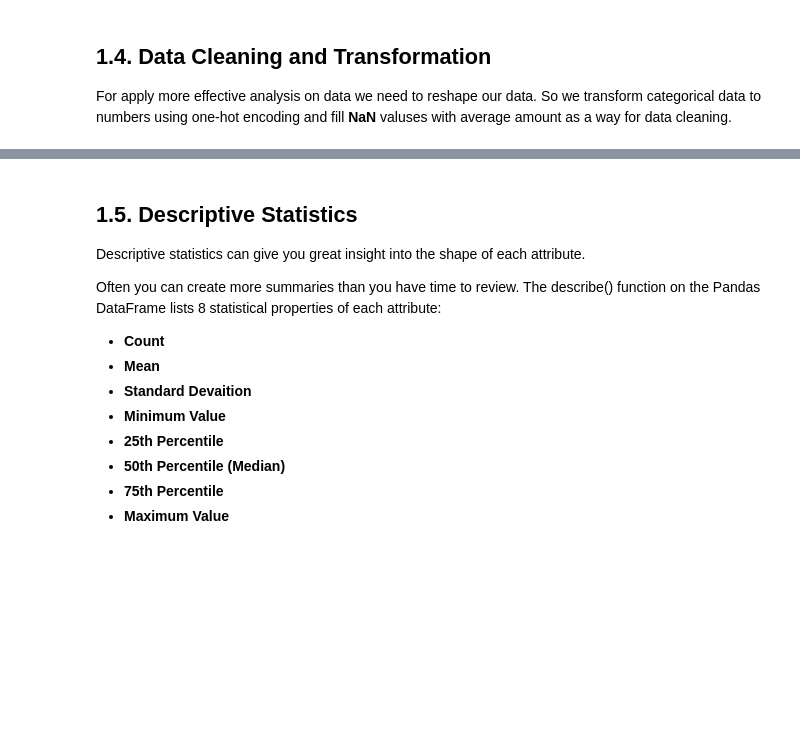
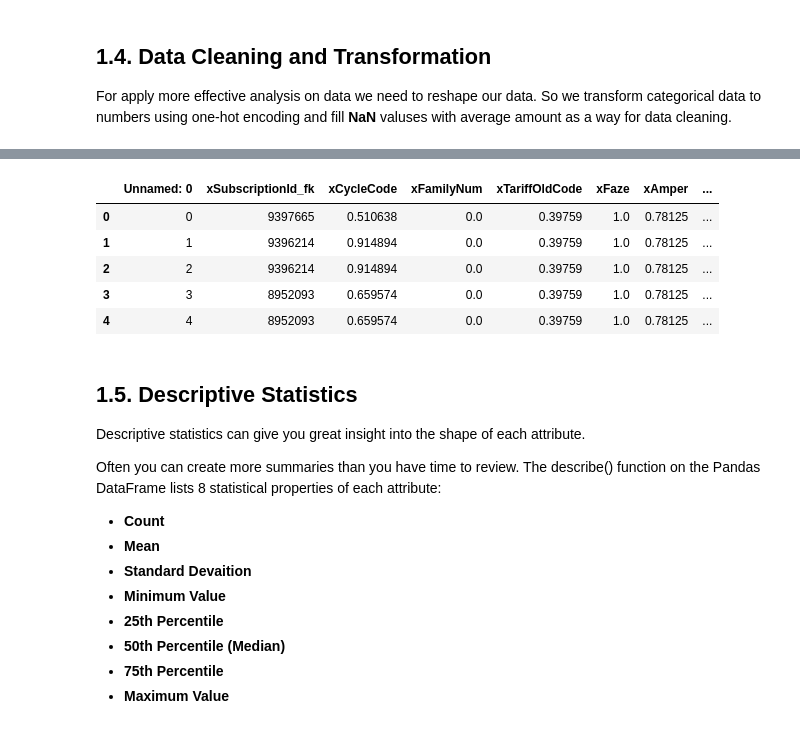
Before and after one commit to pbarjoueian/ecp, a Jupyter notebook: notebook/ecp.ipynb, the cells around one changed output, grey strips where cells are left out. Drawn from its saved outputs; the diff is of its cells as text; code cells hidden in the pictures; blank space fills up the shorter version.

```diff
--- a/notebook/ecp.ipynb
+++ b/notebook/ecp.ipynb
@@ -193,3 +188,16 @@ df.head()
+# %%
+# Load the cleaned dataset
+df = pd.read_csv("../dataset/dbBills_cleaned.csv")
+
+# Print top 5 reeocrds of dataset
+df.head()
+# %% [output]
+|  | Unnamed: 0 | xSubscriptionId_fk | xCycleCode | xFamilyNum | xTariffOldCode | xFaze | xAmper | ... |
+| 0 | 0 | 9397665 | 0.510638 | 0.0 | 0.39759 | 1.0 | 0.78125 | ... |
+| 1 | 1 | 9396214 | 0.914894 | 0.0 | 0.39759 | 1.0 | 0.78125 | ... |
+| 2 | 2 | 9396214 | 0.914894 | 0.0 | 0.39759 | 1.0 | 0.78125 | ... |
+| 3 | 3 | 8952093 | 0.659574 | 0.0 | 0.39759 | 1.0 | 0.78125 | ... |
+| 4 | 4 | 8952093 | 0.659574 | 0.0 | 0.39759 | 1.0 | 0.78125 | ... |
 # %% [markdown]
 ## 1.5. Descriptive Statistics
 
```
Also changed, not shown: parts of 3 cells of this notebook.
